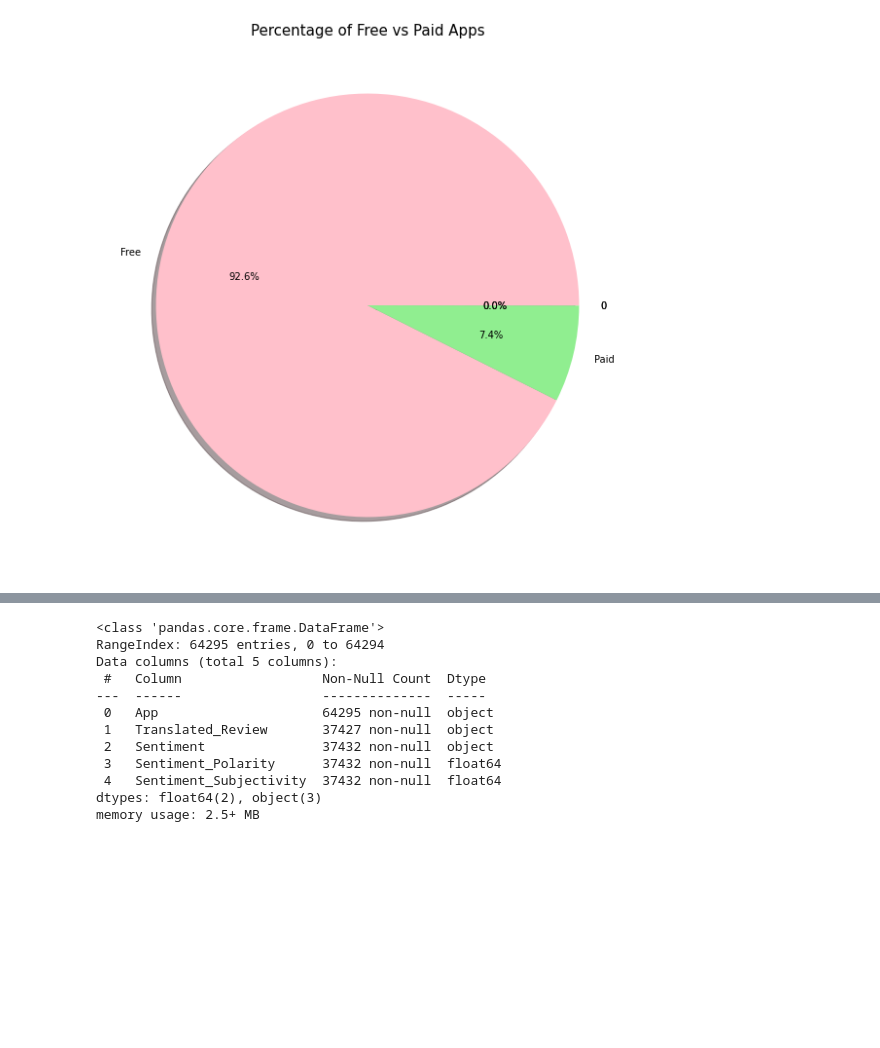
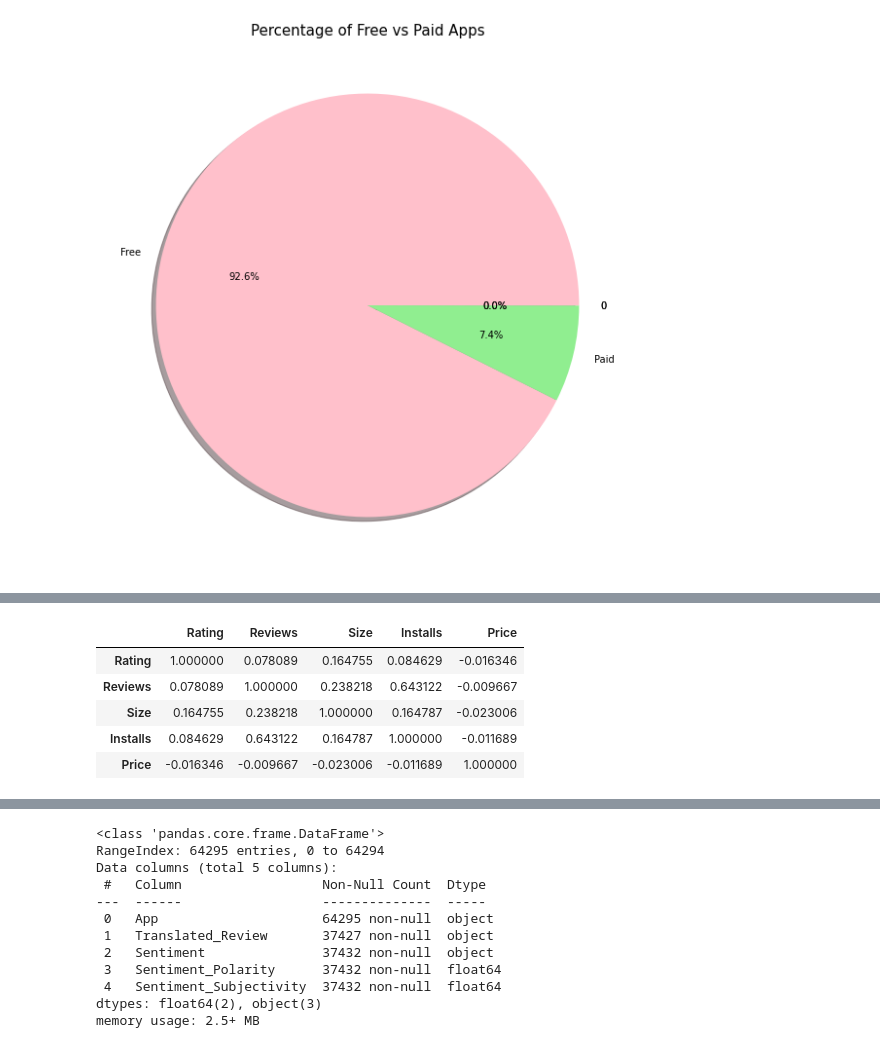
Before and after one commit to Sarvesha11/-Cy-of-Play-Store-App-Review-Analysis, a Jupyter notebook: Cy_of_Play_Store_App_Review_Analysis_Capstone_Project.ipynb, the cells around one changed output, grey strips where cells are left out. Cells and saved outputs as stored; diff of their text form; code cells hidden in the pictures; blank space fills up the shorter version.

Commit message:
Relation between different column

```diff
--- a/Cy_of_Play_Store_App_Review_Analysis_Capstone_Project.ipynb
+++ b/Cy_of_Play_Store_App_Review_Analysis_Capstone_Project.ipynb
@@ -262,3 +269,13 @@ plt.show()
+# %%
+# correlation between different column
+df.corr()
+# %% [output]
+|  | Rating | Reviews | Size | Installs | Price |
+| Rating | 1.000000 | 0.078089 | 0.164755 | 0.084629 | -0.016346 |
+| Reviews | 0.078089 | 1.000000 | 0.238218 | 0.643122 | -0.009667 |
+| Size | 0.164755 | 0.238218 | 1.000000 | 0.164787 | -0.023006 |
+| Installs | 0.084629 | 0.643122 | 0.164787 | 1.000000 | -0.011689 |
+| Price | -0.016346 | -0.009667 | -0.023006 | -0.011689 | 1.000000 |
 # %%
 user_review = '/content/drive/MyDrive/Copy of User Reviews.csv'
 df_rev = pd.read_csv(user_review)
```
Also changed, not shown: parts of 1 cell of this notebook.
